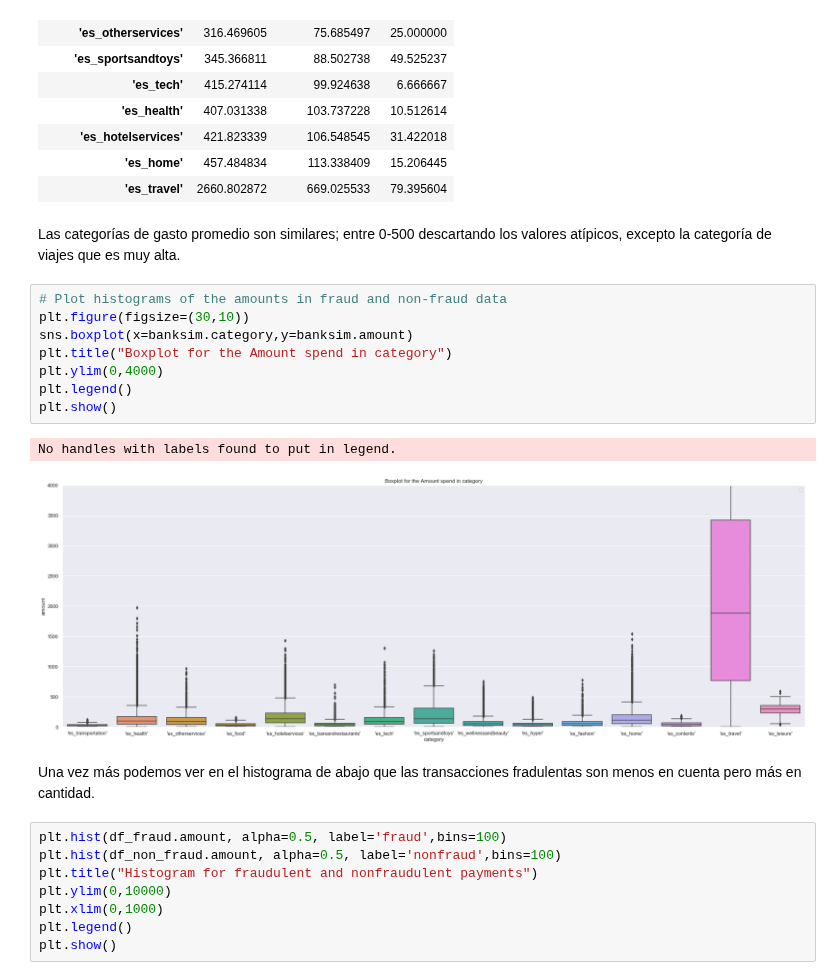
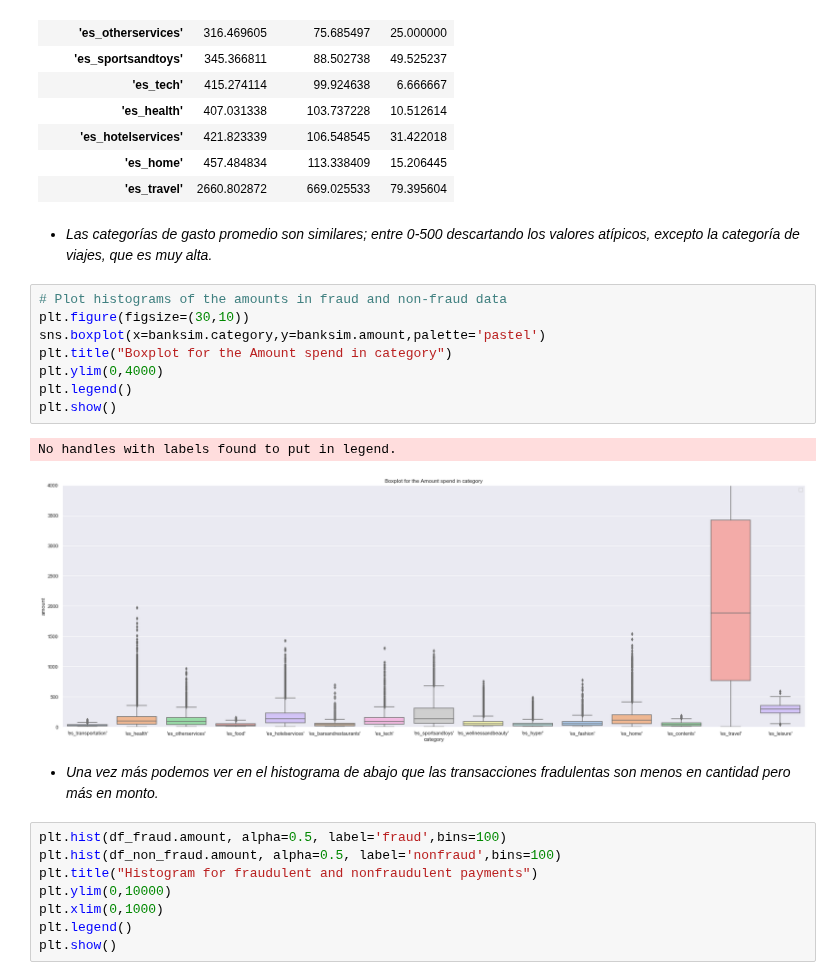
Before and after one commit to alseveso/AcamicaDS, a Jupyter notebook: Proyecto 4/Proyecto 04.ipynb, the cells around one changed output. Cells and saved outputs as stored; diff of their text form.

```diff
--- a/Proyecto 4/Proyecto 04.ipynb
+++ b/Proyecto 4/Proyecto 04.ipynb
@@ -200,20 +228,20 @@ pd.concat([df_fraud.groupby('category')['amount'].mean(),df_non_fraud.groupby('c
 | 'es_home' | 457.484834 | 113.338409 | 15.206445 |
 | 'es_travel' | 2660.802872 | 669.025533 | 79.395604 |
 # %% [markdown]
-Las categorías de gasto promedio son similares; entre 0-500 descartando los valores atípicos, excepto la categoría de viajes que es muy alta.
+* *Las categorías de gasto promedio son similares; entre 0-500 descartando los valores atípicos, excepto la categoría de viajes, que es muy alta.*
 # %%
 # Plot histograms of the amounts in fraud and non-fraud data
 plt.figure(figsize=(30,10))
-sns.boxplot(x=banksim.category,y=banksim.amount)
+sns.boxplot(x=banksim.category,y=banksim.amount,palette='pastel')
 plt.title("Boxplot for the Amount spend in category")
 plt.ylim(0,4000)
 plt.legend()
 plt.show()
 # %% [output]
 No handles with labels found to put in legend.
-[figure, old version]
+[figure, new version]
 # %% [markdown]
-Una vez más podemos ver en el histograma de abajo que las transacciones fradulentas son menos en cuenta pero más en cantidad.
+* *Una vez más podemos ver en el histograma de abajo que las transacciones fradulentas son menos en cantidad pero más en monto.*
 # %%
 plt.hist(df_fraud.amount, alpha=0.5, label='fraud',bins=100)
 plt.hist(df_non_fraud.amount, alpha=0.5, label='nonfraud',bins=100)
```
Also changed, not shown: parts of 73 cells of this notebook.
